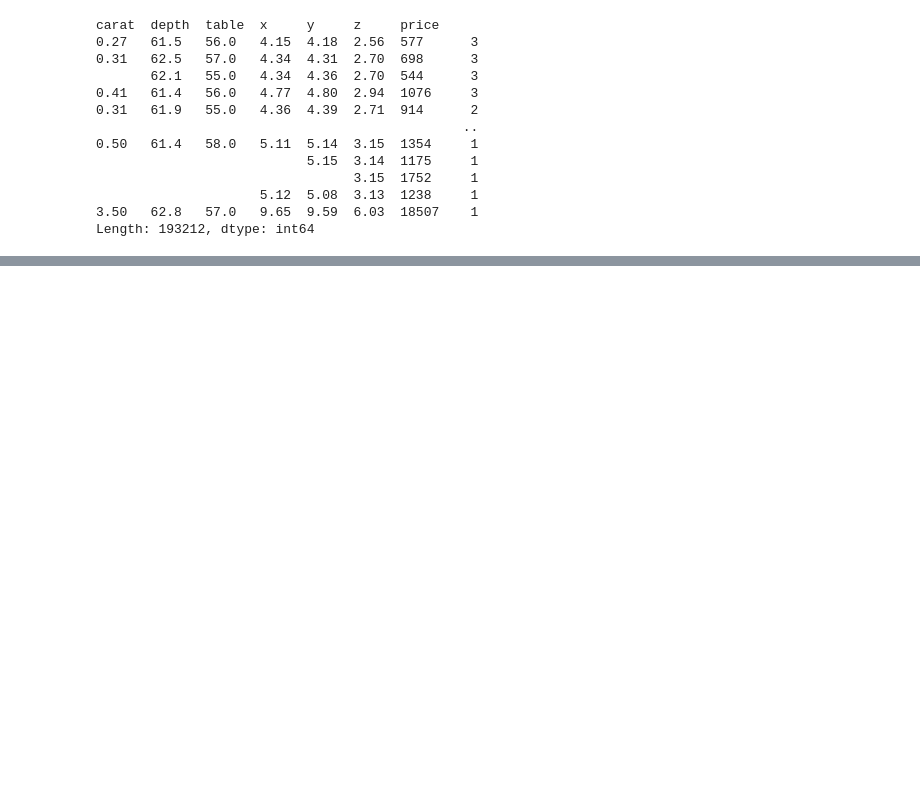
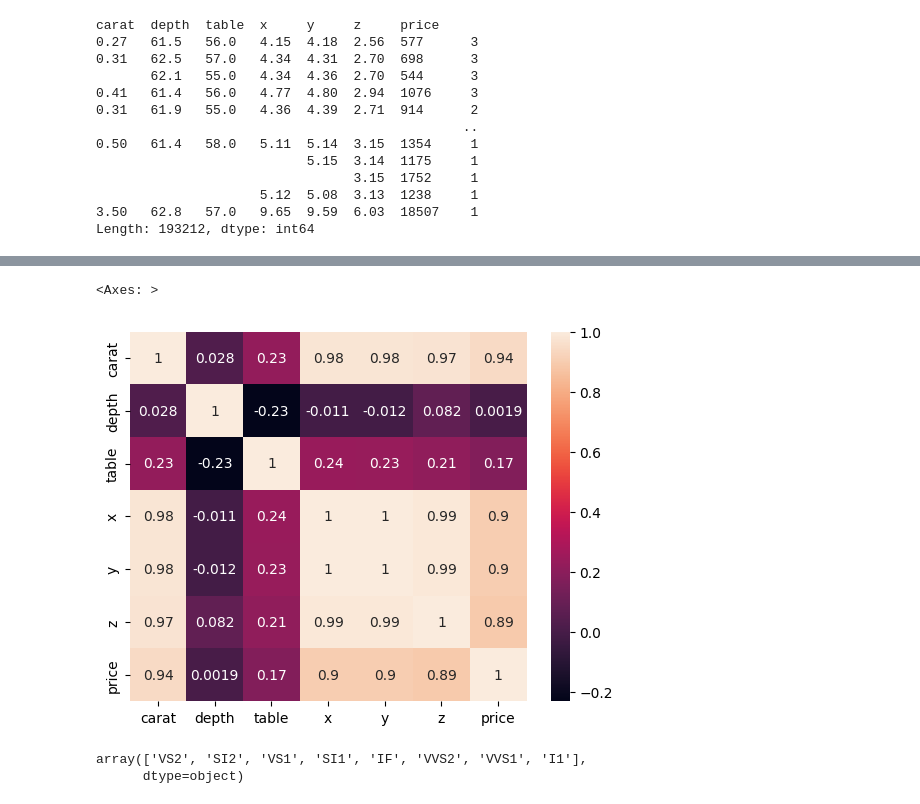
Before and after one commit to FardeenIslam999/FSDSMendtoend, a Jupyter notebook: notebooks/research.ipynb, the cells around one changed output, grey strips where cells are left out. Drawn from its saved outputs; the diff is of its cells as text; code cells hidden in the pictures; blank space fills up the shorter version.

```diff
--- a/notebooks/research.ipynb
+++ b/notebooks/research.ipynb
@@ -193,0 +211,10 @@ Length: 193212, dtype: int64
+# %%
+sns.heatmap(data[numerical_columns].corr(),annot=True)
+# %% [output]
+<Axes: >
+[figure, added]
+# %%
+data["clarity"].unique()
+# %% [output]
+array(['VS2', 'SI2', 'VS1', 'SI1', 'IF', 'VVS2', 'VVS1', 'I1'],
+      dtype=object)
```
Also changed, not shown: parts of 2 cells of this notebook, 3 other files.
